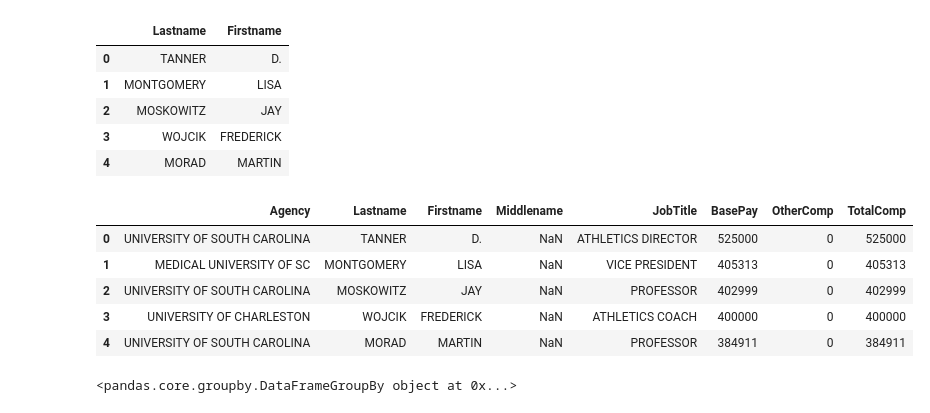
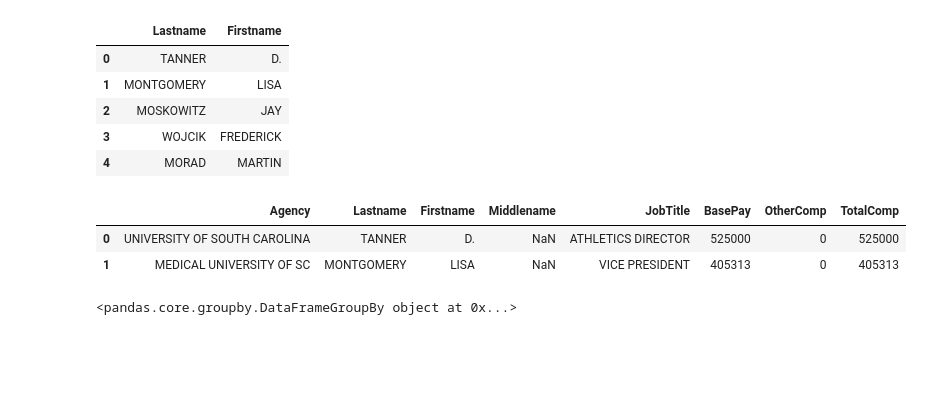
Before and after one commit to corbinbs/pandas-playground, a Jupyter notebook: pandas-intro.ipynb, the cells around one changed output. Saved outputs shown, nothing was run; the diff lists cells and outputs as text; code cells hidden in the pictures; blank space fills up the shorter version.

```diff
--- a/pandas-intro.ipynb
+++ b/pandas-intro.ipynb
@@ -211,14 +225,11 @@ salaries[['Lastname', 'Firstname']].head()
 | 3 | WOJCIK | FREDERICK |
 | 4 | MORAD | MARTIN |
 # %%
-salaries[salaries.BasePay > 250000].head()
+salaries[salaries.BasePay > 250000].head(2)
 # %% [output]
 |  | Agency | Lastname | Firstname | Middlename | JobTitle | BasePay | OtherComp | TotalComp |
 | 0 | UNIVERSITY OF SOUTH CAROLINA | TANNER | D. | NaN | ATHLETICS DIRECTOR | 525000 | 0 | 525000 |
 | 1 | MEDICAL UNIVERSITY OF SC | MONTGOMERY | LISA | NaN | VICE PRESIDENT | 405313 | 0 | 405313 |
-| 2 | UNIVERSITY OF SOUTH CAROLINA | MOSKOWITZ | JAY | NaN | PROFESSOR | 402999 | 0 | 402999 |
-| 3 | UNIVERSITY OF CHARLESTON | WOJCIK | FREDERICK | NaN | ATHLETICS COACH | 400000 | 0 | 400000 |
-| 4 | UNIVERSITY OF SOUTH CAROLINA | MORAD | MARTIN | NaN | PROFESSOR | 384911 | 0 | 384911 |
 # %%
 by_agency = salaries.groupby('Agency')
 # %%
```
Also changed, not shown: parts of 7 cells of this notebook, 3 other files.
